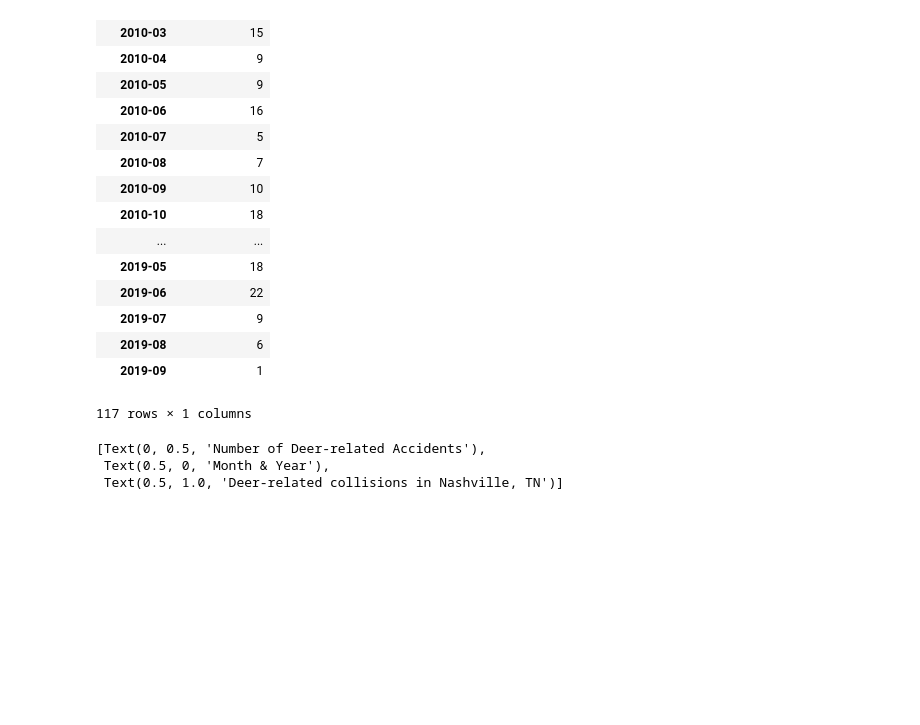
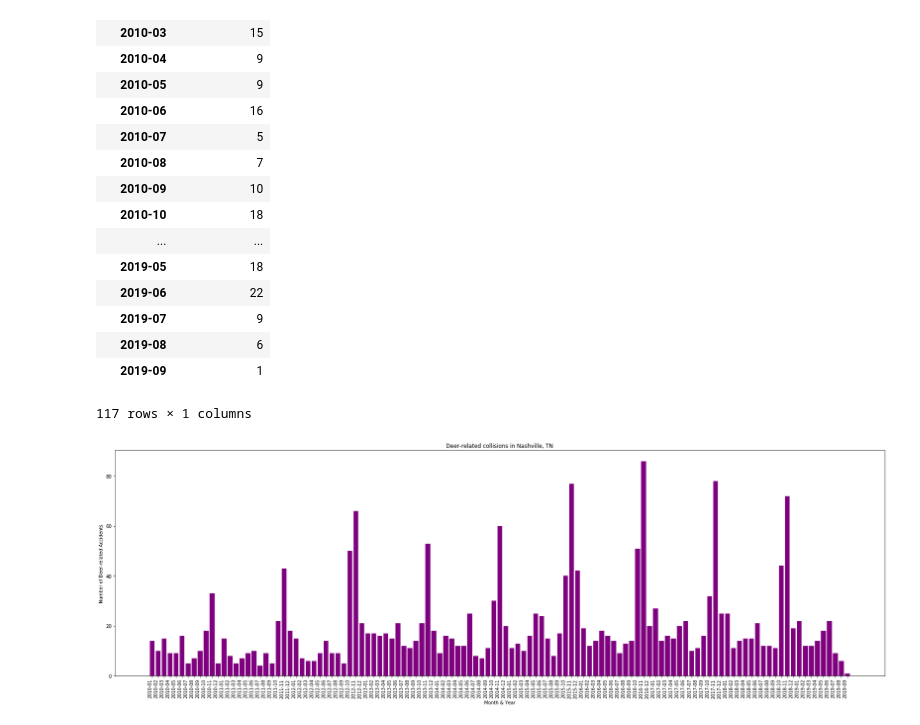
Before and after one commit to icebergmann99/PROJECT-1, a Jupyter notebook: dataframes-deer.ipynb, the cells around one changed output. Saved outputs shown, nothing was run; the diff lists cells and outputs as text; code cells hidden in the pictures; blank space fills up the shorter version.

Commit message:
git commit 	new file:   Deer_month.png 	new file:   Deer_monthyr.png 	modified:   dataframes-deer.ipynb

```diff
--- a/dataframes-deer.ipynb
+++ b/dataframes-deer.ipynb
@@ -141,25 +141,30 @@ memory usage: 1.8 KB
 117 rows × 1 columns
 # %%
 # Create the plot space upon which to plot the data
-fig, ax = plt.subplots(figsize=(40, 10))
+fig, ax = plt.subplots(figsize=(30, 10))
 
 x_axis = accident_monyr_df.index.to_series().astype(str)
 tick_locations = [value for value in x_axis]
+
+# rotate and align the tick labels so they look better
+fig.autofmt_xdate()
+
 
 # Add the x-axis and the y-axis to the plot
 plt.bar(x_axis,
         accident_monyr_df['Accident Count'],
         color='purple')
 plt.xticks(tick_locations, rotation="vertical")
 
 # Set title and labels for axes
 ax.set(xlabel= "Month & Year",
        ylabel= "Number of Deer-related Accidents",
        title= "Deer-related collisions in Nashville, TN")
+
+# Save the figure
+plt.savefig("Deer_monthyr.png")
 # %% [output]
-[Text(0, 0.5, 'Number of Deer-related Accidents'),
- Text(0.5, 0, 'Month & Year'),
- Text(0.5, 1.0, 'Deer-related collisions in Nashville, TN')]
+[figure, added]
 # %%
 #deer_df['Month'].astype(int)
 
```
Also changed, not shown: parts of 4 cells of this notebook, 2 other files.
